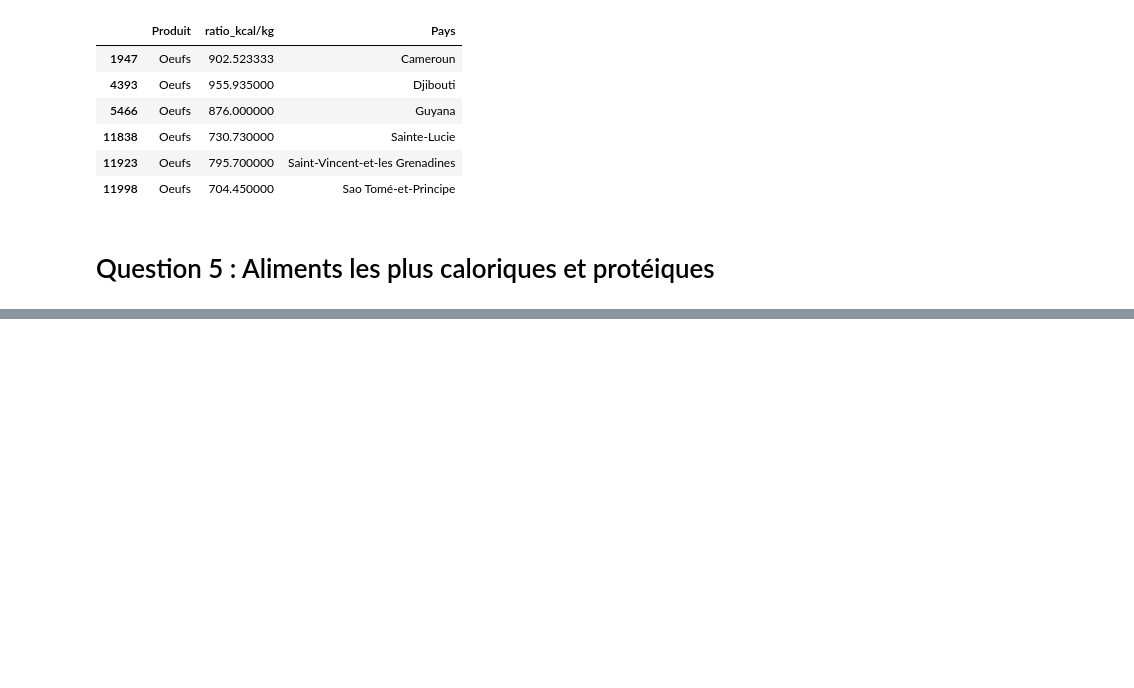
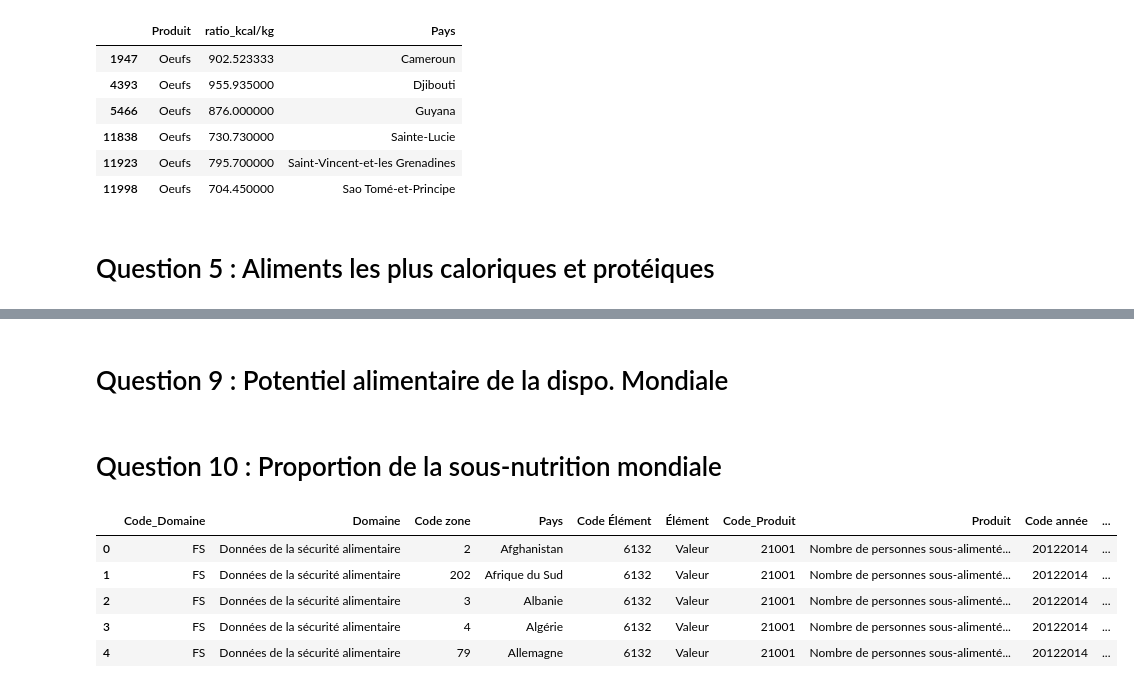
Before and after one commit to Lorenzo1208/Brief_fao, a Jupyter notebook: FAO.ipynb, the cells around one changed output, grey strips where cells are left out. Saved outputs shown, nothing was run; the diff lists cells and outputs as text; code cells hidden in the pictures; blank space fills up the shorter version.

```diff
--- a/FAO.ipynb
+++ b/FAO.ipynb
@@ -414,0 +494,13 @@ dtype: float64
+# %% [markdown]
+# Question 9 : Potentiel alimentaire de la dispo. Mondiale
+# %% [markdown]
+# Question 10 : Proportion de la sous-nutrition mondiale
+# %%
+sous_alimentation_df.head()
+# %% [output]
+|  | Code_Domaine | Domaine | Code zone | Pays | Code Élément | Élément | Code_Produit | Produit | Code année | ... |
+| 0 | FS | Données de la sécurité alimentaire | 2 | Afghanistan | 6132 | Valeur | 21001 | Nombre de personnes sous-alimenté... | 20122014 | ... |
+| 1 | FS | Données de la sécurité alimentaire | 202 | Afrique du Sud | 6132 | Valeur | 21001 | Nombre de personnes sous-alimenté... | 20122014 | ... |
+| 2 | FS | Données de la sécurité alimentaire | 3 | Albanie | 6132 | Valeur | 21001 | Nombre de personnes sous-alimenté... | 20122014 | ... |
+| 3 | FS | Données de la sécurité alimentaire | 4 | Algérie | 6132 | Valeur | 21001 | Nombre de personnes sous-alimenté... | 20122014 | ... |
+| 4 | FS | Données de la sécurité alimentaire | 79 | Allemagne | 6132 | Valeur | 21001 | Nombre de personnes sous-alimenté... | 20122014 | ... |
```
Also changed, not shown: parts of 36 cells of this notebook.
